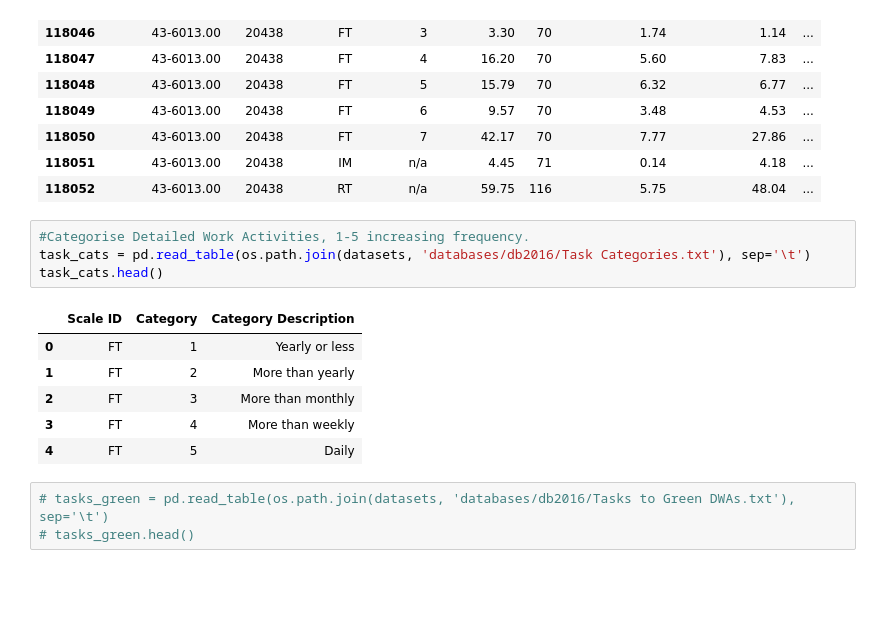
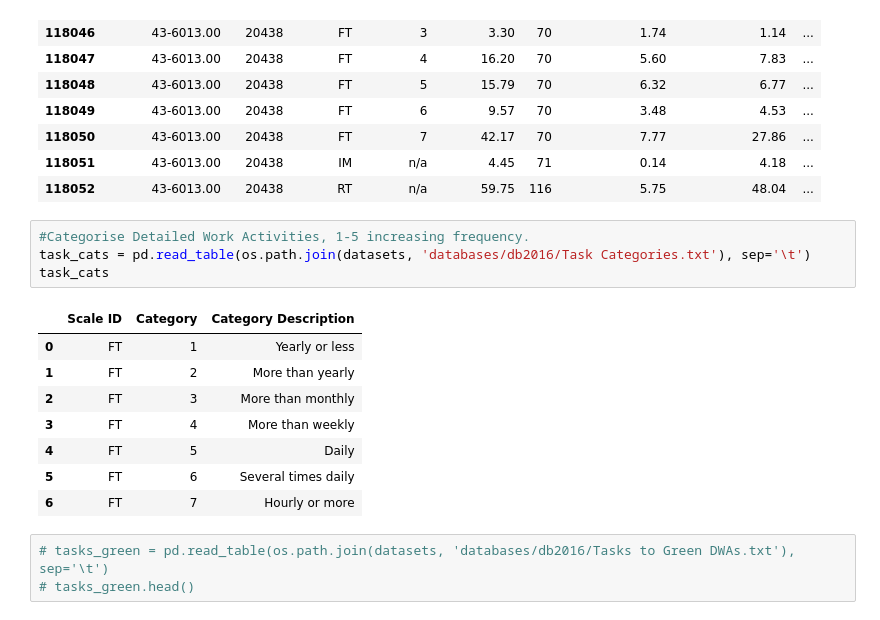
Before and after one commit to PDuckworth/FutureOf, a Jupyter notebook: FutureOfHealthcare/variable_investigation.ipynb, the cells around one changed output. Drawn from its saved outputs; the diff is of its cells as text; blank space fills up the shorter version.

```diff
--- a/FutureOfHealthcare/variable_investigation.ipynb
+++ b/FutureOfHealthcare/variable_investigation.ipynb
@@ -141,14 +136,16 @@ task_rat[ task_rat['Task ID'] == 777]    # # Answer telephones and direct calls
 # %%
 #Categorise Detailed Work Activities, 1-5 increasing frequency.
 task_cats = pd.read_table(os.path.join(datasets, 'databases/db2016/Task Categories.txt'), sep='\t')
-task_cats.head()
+task_cats
 # %% [output]
 |  | Scale ID | Category | Category Description |
 | 0 | FT | 1 | Yearly or less |
 | 1 | FT | 2 | More than yearly |
 | 2 | FT | 3 | More than monthly |
 | 3 | FT | 4 | More than weekly |
 | 4 | FT | 5 | Daily |
+| 5 | FT | 6 | Several times daily |
+| 6 | FT | 7 | Hourly or more |
 # %%
 # tasks_green = pd.read_table(os.path.join(datasets, 'databases/db2016/Tasks to Green DWAs.txt'), sep='\t')
 # tasks_green.head()
```
Also changed, not shown: parts of 4 cells of this notebook, 1 other file.
